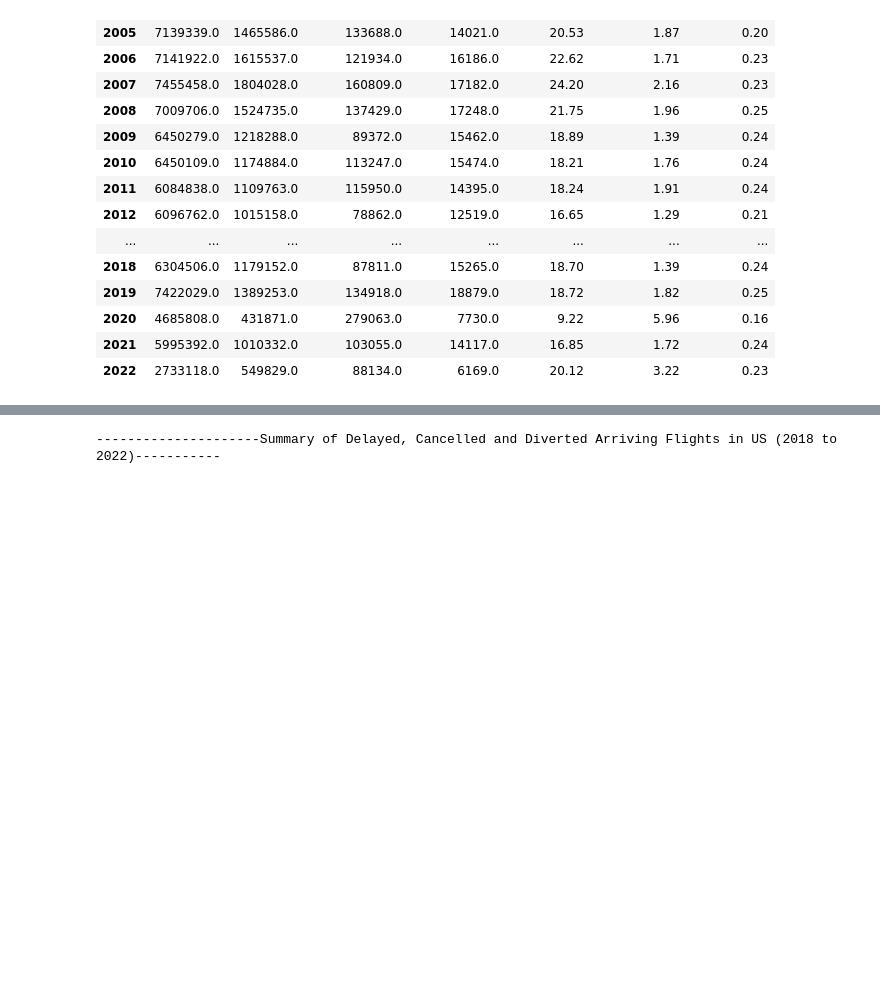
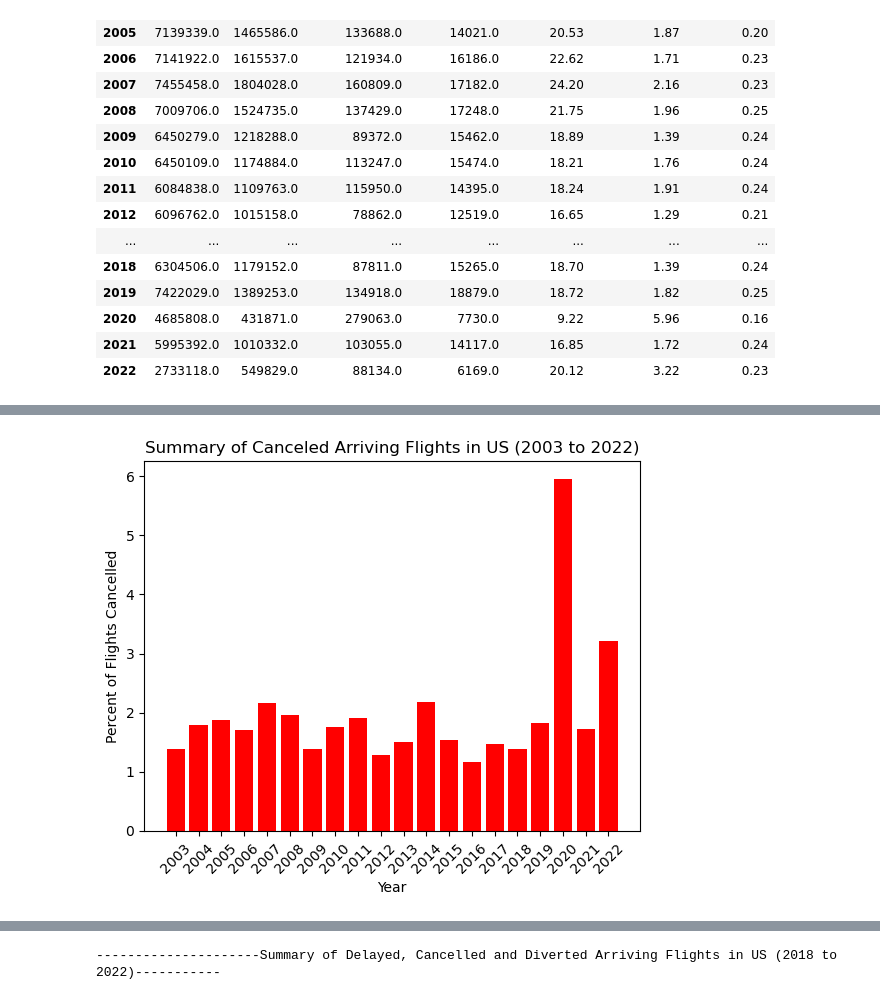
Before and after one commit to Tawn-Scotton/Team_3_Project_1, a Jupyter notebook: ProjectAirlineDelay.ipynb, the cells around one changed output, grey strips where cells are left out. Drawn from its saved outputs; the diff is of its cells as text; code cells hidden in the pictures; blank space fills up the shorter version.

```diff
--- a/ProjectAirlineDelay.ipynb
+++ b/ProjectAirlineDelay.ipynb
@@ -151,0 +152,20 @@ plt.show()
+# %%
+# Bar chart of the Percent Canceled column
+All_Years_string = ["2003","2004","2005","2006","2007", "2008", "2009", "2010", "2011", "2012", "2013", "2014", "2015", "2016", "2017", "2018", "2019", "2020", "2021", "2022"]
+AllYears = [int(i) for i in All_Years_string]
+
+hd = df2_AirlineDelayCleanDS_Status_Rollup["% Cancelled"]
+y_axis = np.arange(len(hd))
+plt.bar(AllYears,hd,width=0.8, bottom=None, color='r', align='center')
+
+
+# Include plot title and axis labels
+plt.title("Summary of Canceled Arriving Flights in US (2003 to 2022)")
+plt.xlabel("Year")
+plt.ylabel("Percent of Flights Cancelled")
+plt.xticks(range(2003,2023))
+plt.xticks(rotation=45)
+
+plt.show()
+# %% [output]
+[figure, added]
```
Also changed, not shown: parts of 18 cells of this notebook.
